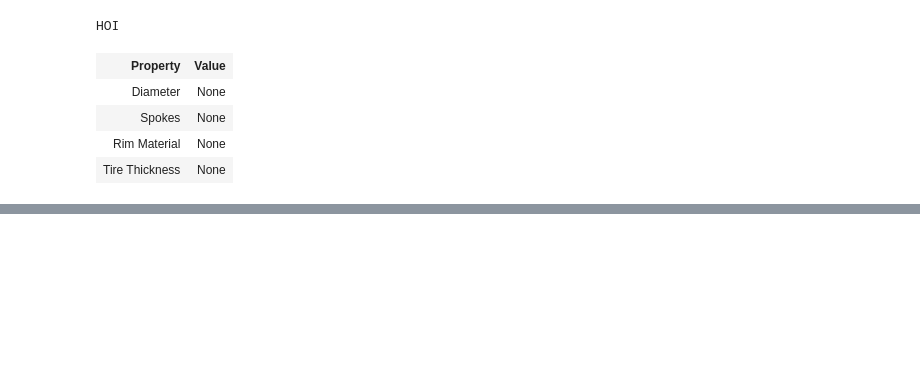
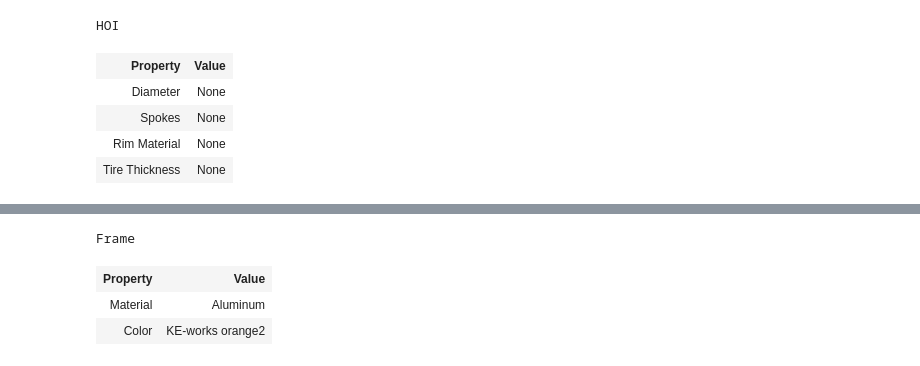
Before and after one commit to KE-works/pykechain, a Jupyter notebook: example2.ipynb, the cells around one changed output, grey strips where cells are left out. Drawn from its saved outputs; the diff is of its cells as text; code cells hidden in the pictures; blank space fills up the shorter version.

```diff
--- a/example2.ipynb
+++ b/example2.ipynb
@@ -66,7 +72,10 @@ kechain2.parts('Bike', category=None)
 # %%
-from kechain2.api import client
-
-project = client.scope('Bike Project')
+project = kec.scope('Bike Project')
 project.part('Frame')
+# %% [output]
+Frame
+| Property | Value |
+| Material | Aluminum |
+| Color | KE-works orange2 |
 # %%
 project.parts(model=project.model('Wheel'))
```
Also changed, not shown: parts of 13 cells of this notebook, 1 other file.
